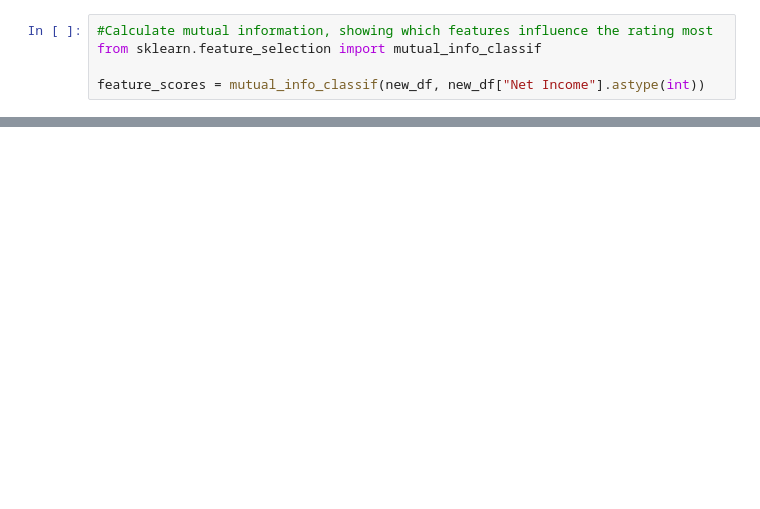
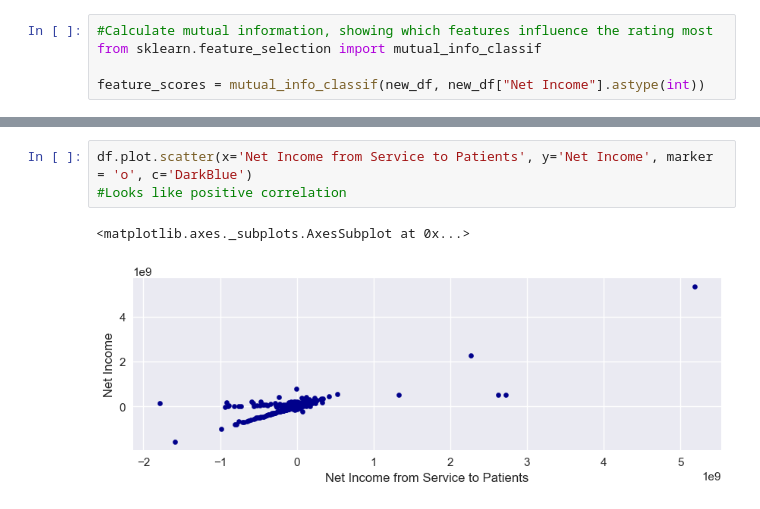
Before and after one commit to anaidpm/dizme, a Jupyter notebook: hospital_costs.ipynb, the cells around one changed output, grey strips where cells are left out. Drawn from its saved outputs; the diff is of its cells as text; blank space fills up the shorter version.

```diff
--- a/hospital_costs.ipynb
+++ b/hospital_costs.ipynb
@@ -170,0 +245,6 @@ plt.show()
+# %%
+df.plot.scatter(x='Net Income from Service to Patients', y='Net Income', marker = 'o', c='DarkBlue')
+#Looks like positive correlation
+# %% [output]
+<matplotlib.axes._subplots.AxesSubplot at 0x...>
+[figure, added]
```
Also changed, not shown: parts of 19 cells of this notebook.
